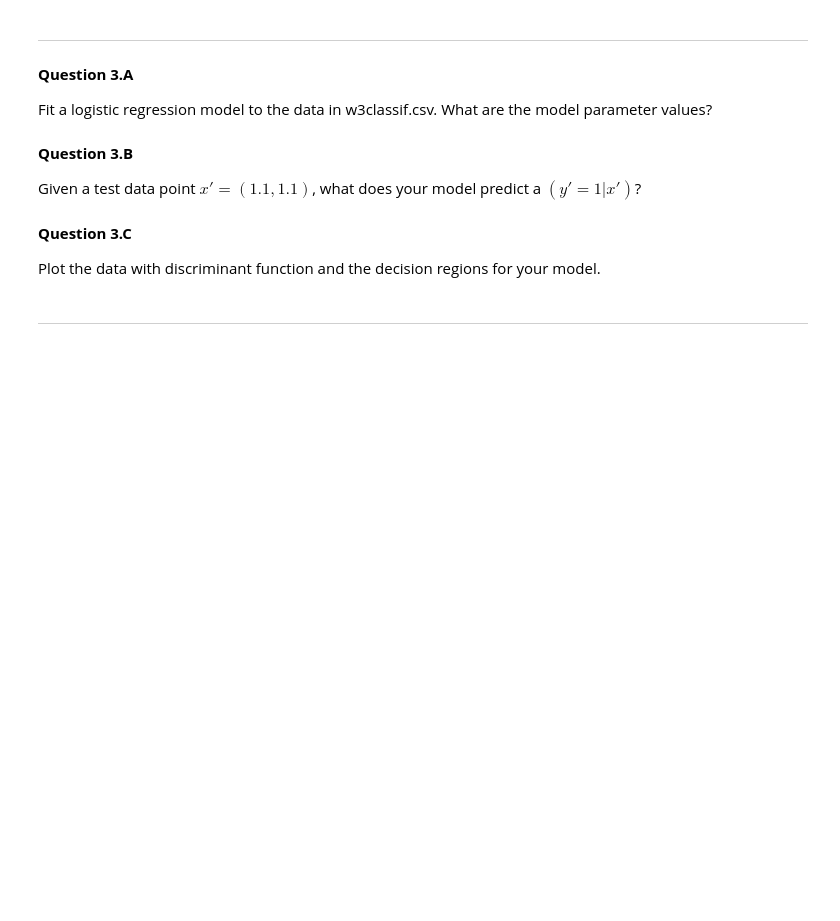
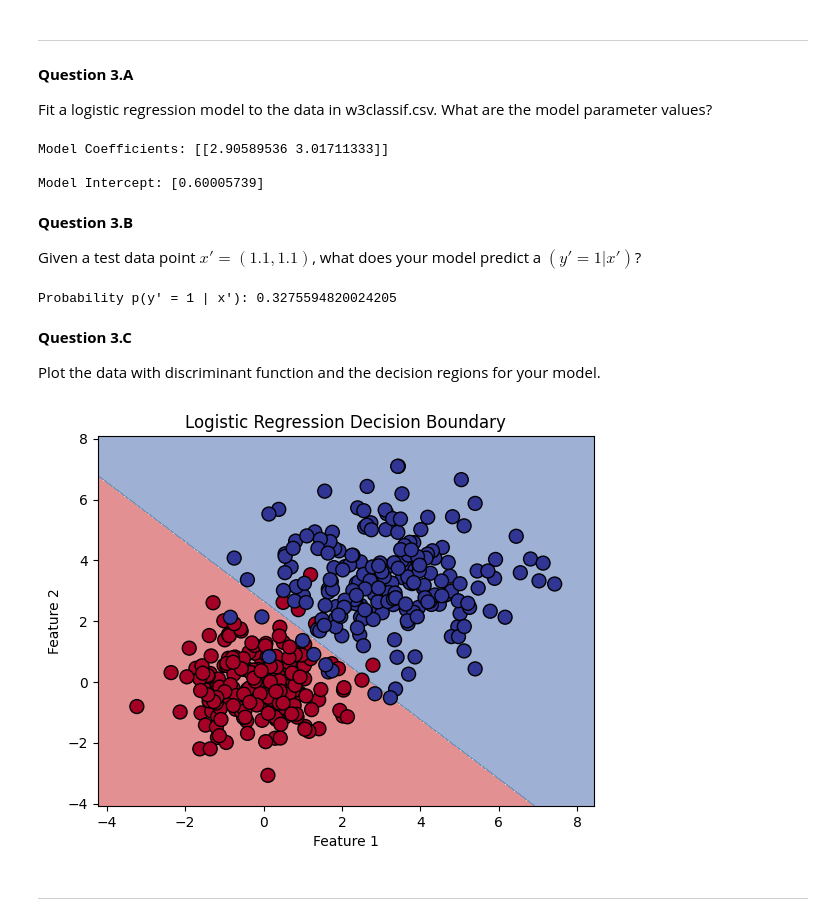
Before and after one commit to EthanGTJones/COMP4702, a Jupyter notebook: Practicals/Week-4-Basic-Parametric-Models-and-Statistical-Learning.ipynb, the cells around one changed output. Cells and saved outputs as stored; diff of their text form; code cells hidden in the pictures; blank space fills up the shorter version.

```diff
--- a/Practicals/Week-4-Basic-Parametric-Models-and-Statistical-Learning.ipynb
+++ b/Practicals/Week-4-Basic-Parametric-Models-and-Statistical-Learning.ipynb
@@ -68,13 +215,63 @@ implementations of logistic regression can be a part of functions that do additi
 **Question 3.A**
 
 Fit a logistic regression model to the data in w3classif.csv. What are the model parameter values?
+# %%
+w3classif = pd.read_csv('Datasets/w3classif.csv', header=None)
+
+X = w3classif.iloc[:, :-1].values  # All columns except last
+y = w3classif.iloc[:, -1].values   # Last column is the class label
+
+scaler = StandardScaler()
+X_scaled = scaler.fit_transform(X)
+
+logreg_model = LogisticRegression()
+logreg_model.fit(X_scaled, y)
+
+print("Model Coefficients:", logreg_model.coef_)
+print("\nModel Intercept:",logreg_model.intercept_)
+# %% [output]
+Model Coefficients: [[2.90589536 3.01711333]]
+
+Model Intercept: [0.60005739]
 # %% [markdown]
 **Question 3.B**
 
 Given a test data point $x' = (1.1, 1.1)$, what does your model predict a $(y'=1|x')$?
+# %%
+x_prime = np.array([[1.1, 1.1]])
+x_prime_scaled = scaler.transform(x_prime)
+probability_y1 = logreg_model.predict_proba(x_prime_scaled)[:, 1]
+
+print("Probability p(y' = 1 | x'):", probability_y1[0])
+# %% [output]
+Probability p(y' = 1 | x'): 0.3275594820024205
 # %% [markdown]
 **Question 3.C**
 
 Plot the data with discriminant function and the decision regions for your model.
+# %%
+x_min, x_max = X[:, 0].min() - 1, X[:, 0].max() + 1
+y_min, y_max = X[:, 1].min() - 1, X[:, 1].max() + 1
+
+xx, yy = np.meshgrid(np.arange(x_min, x_max, 0.01),
+                     np.arange(y_min, y_max, 0.01))
+
+meshgrid_points = np.c_[xx.ravel(), yy.ravel()]
+meshgrid_points_scaled = scaler.transform(meshgrid_points)
+
+meshgrid_predictions = logreg_model.predict(meshgrid_points_scaled)
+
+predictions = meshgrid_predictions.reshape(xx.shape)
+
+plt.contourf(xx, yy, predictions, cmap='RdYlBu', alpha=0.5)
+plt.scatter(X[:, 0], X[:, 1], c=y, cmap='RdYlBu', edgecolors='k', marker='o', s=100)
+
+plt.xlabel('Feature 1')
+plt.ylabel('Feature 2')
+plt.title('Logistic Regression Decision Boundary')
+
+plt.show()
+# %% [output]
+[figure, added]
 # %% [markdown]
 ---
```
Also changed, not shown: parts of 11 cells of this notebook.
